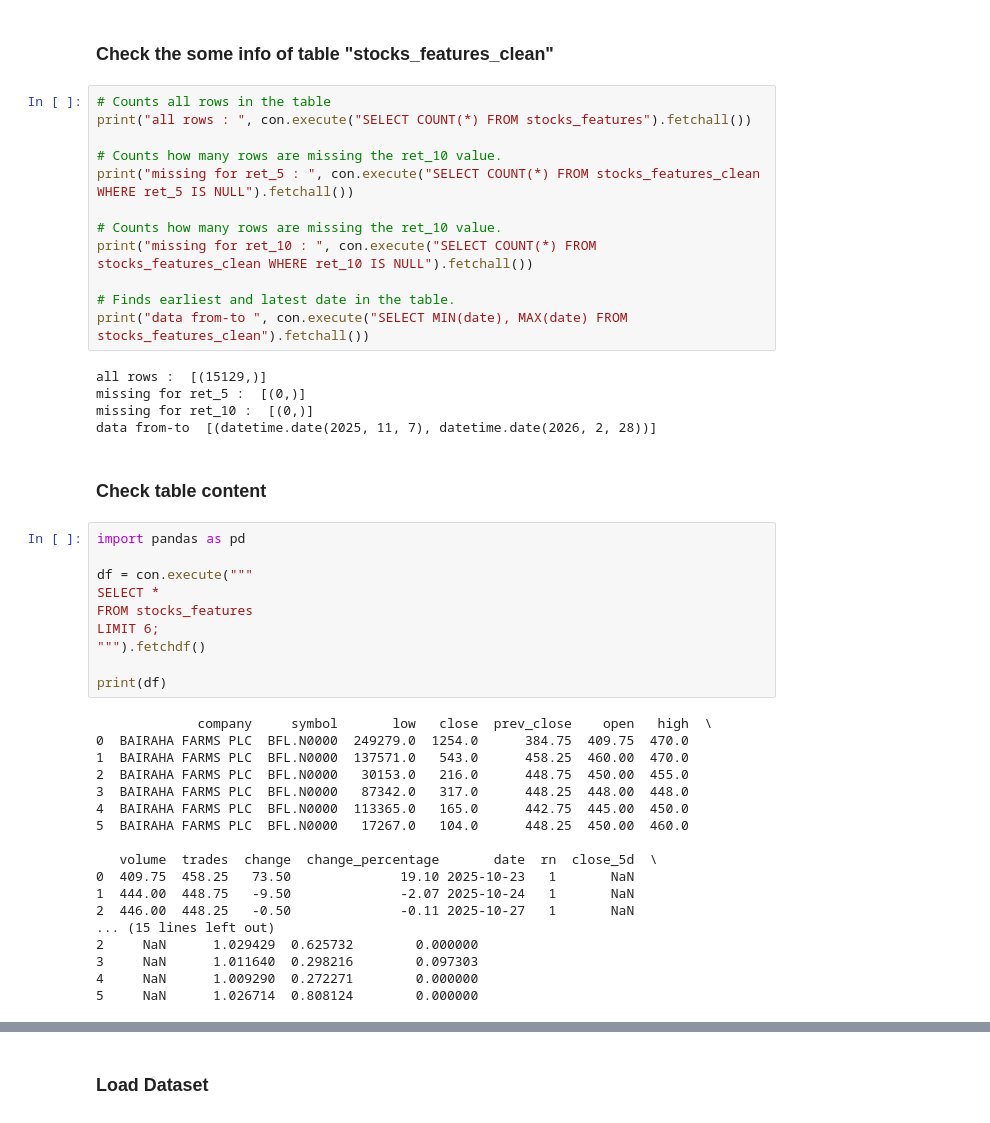
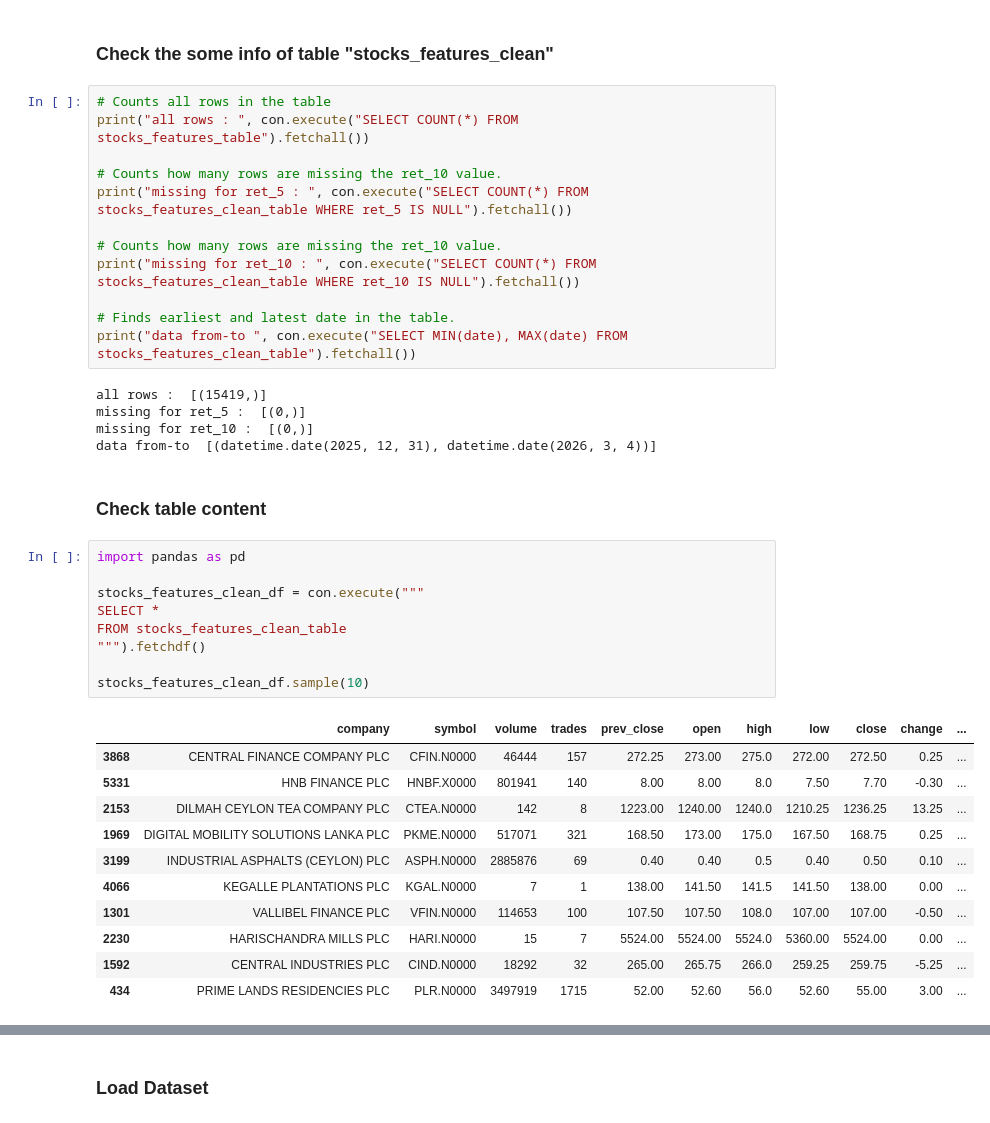
Before and after one commit to PathumDilhara/CSE-Investment-Assistant, a Jupyter notebook: Assistent.ipynb, the cells around one changed output, grey strips where cells are left out. Cells and saved outputs as stored; diff of their text form.

```diff
--- a/Assistent.ipynb
+++ b/Assistent.ipynb
@@ -730,48 +1422,41 @@ data from-to  [(datetime.date(2025, 10, 23), datetime.date(2026, 2, 28))]
 ### Check the some info of table "stocks_features_clean"
 # %%
 # Counts all rows in the table
-print("all rows : ", con.execute("SELECT COUNT(*) FROM stocks_features").fetchall())
+print("all rows : ", con.execute("SELECT COUNT(*) FROM stocks_features_table").fetchall())
 
 # Counts how many rows are missing the ret_10 value.
-print("missing for ret_5 : ", con.execute("SELECT COUNT(*) FROM stocks_features_clean WHERE ret_5 IS NULL").fetchall())
+print("missing for ret_5 : ", con.execute("SELECT COUNT(*) FROM stocks_features_clean_table WHERE ret_5 IS NULL").fetchall())
 
 # Counts how many rows are missing the ret_10 value.
-print("missing for ret_10 : ", con.execute("SELECT COUNT(*) FROM stocks_features_clean WHERE ret_10 IS NULL").fetchall())
+print("missing for ret_10 : ", con.execute("SELECT COUNT(*) FROM stocks_features_clean_table WHERE ret_10 IS NULL").fetchall())
 
 # Finds earliest and latest date in the table.
-print("data from-to ", con.execute("SELECT MIN(date), MAX(date) FROM stocks_features_clean").fetchall())
+print("data from-to ", con.execute("SELECT MIN(date), MAX(date) FROM stocks_features_clean_table").fetchall())
 # %% [output]
-all rows :  [(15129,)]
+all rows :  [(15419,)]
 missing for ret_5 :  [(0,)]
 missing for ret_10 :  [(0,)]
-data from-to  [(datetime.date(2025, 11, 7), datetime.date(2026, 2, 28))]
+data from-to  [(datetime.date(2025, 12, 31), datetime.date(2026, 3, 4))]
 # %% [markdown]
 ### Check table content
 # %%
 import pandas as pd
 
-df = con.execute("""
+stocks_features_clean_df = con.execute("""
 SELECT *
-FROM stocks_features
-LIMIT 6;
+FROM stocks_features_clean_table
 """).fetchdf()
 
-print(df)
+stocks_features_clean_df.sample(10)
 # %% [output]
-             company     symbol       low   close  prev_close    open   high  \
-0  BAIRAHA FARMS PLC  BFL.N0000  249279.0  1254.0      384.75  409.75  470.0
-1  BAIRAHA FARMS PLC  BFL.N0000  137571.0   543.0      458.25  460.00  470.0
-2  BAIRAHA FARMS PLC  BFL.N0000   30153.0   216.0      448.75  450.00  455.0
-3  BAIRAHA FARMS PLC  BFL.N0000   87342.0   317.0      448.25  448.00  448.0
-4  BAIRAHA FARMS PLC  BFL.N0000  113365.0   165.0      442.75  445.00  450.0
-5  BAIRAHA FARMS PLC  BFL.N0000   17267.0   104.0      448.25  450.00  460.0
-
-   volume  trades  change  change_percentage       date  rn  close_5d  \
-0  409.75  458.25   73.50              19.10 2025-10-23   1       NaN
-1  444.00  448.75   -9.50              -2.07 2025-10-24   1       NaN
-2  446.00  448.25   -0.50              -0.11 2025-10-27   1       NaN
-... (15 lines left out)
-2     NaN      1.029429  0.625732        0.000000
-3     NaN      1.011640  0.298216        0.097303
-4     NaN      1.009290  0.272271        0.000000
-5     NaN      1.026714  0.808124        0.000000
+|  | company | symbol | volume | trades | prev_close | open | high | low | close | change | ... |
+| 3868 | CENTRAL FINANCE COMPANY PLC | CFIN.N0000 | 46444 | 157 | 272.25 | 273.00 | 275.0 | 272.00 | 272.50 | 0.25 | ... |
+| 5331 | HNB FINANCE PLC | HNBF.X0000 | 801941 | 140 | 8.00 | 8.00 | 8.0 | 7.50 | 7.70 | -0.30 | ... |
+| 2153 | DILMAH CEYLON TEA COMPANY PLC | CTEA.N0000 | 142 | 8 | 1223.00 | 1240.00 | 1240.0 | 1210.25 | 1236.25 | 13.25 | ... |
+| 1969 | DIGITAL MOBILITY SOLUTIONS LANKA PLC | PKME.N0000 | 517071 | 321 | 168.50 | 173.00 | 175.0 | 167.50 | 168.75 | 0.25 | ... |
+| 3199 | INDUSTRIAL ASPHALTS (CEYLON) PLC | ASPH.N0000 | 2885876 | 69 | 0.40 | 0.40 | 0.5 | 0.40 | 0.50 | 0.10 | ... |
+| 4066 | KEGALLE PLANTATIONS PLC | KGAL.N0000 | 7 | 1 | 138.00 | 141.50 | 141.5 | 141.50 | 138.00 | 0.00 | ... |
+| 1301 | VALLIBEL FINANCE PLC | VFIN.N0000 | 114653 | 100 | 107.50 | 107.50 | 108.0 | 107.00 | 107.00 | -0.50 | ... |
+| 2230 | HARISCHANDRA MILLS PLC | HARI.N0000 | 15 | 7 | 5524.00 | 5524.00 | 5524.0 | 5360.00 | 5524.00 | 0.00 | ... |
+| 1592 | CENTRAL INDUSTRIES PLC | CIND.N0000 | 18292 | 32 | 265.00 | 265.75 | 266.0 | 259.25 | 259.75 | -5.25 | ... |
+| 434 | PRIME LANDS RESIDENCIES PLC | PLR.N0000 | 3497919 | 1715 | 52.00 | 52.60 | 56.0 | 52.60 | 55.00 | 3.00 | ... |
```
Also changed, not shown: parts of 70 cells of this notebook, 2 other files.
